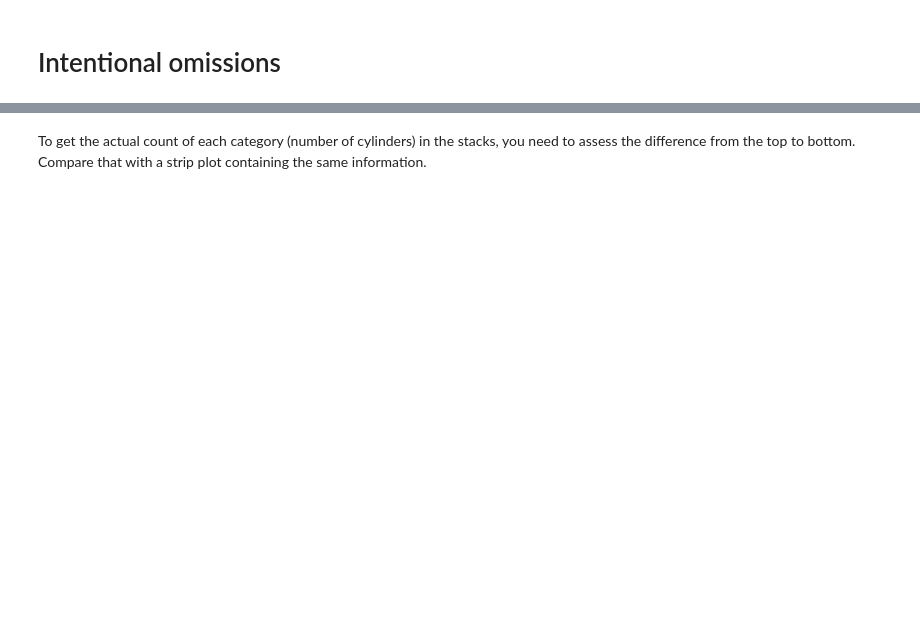
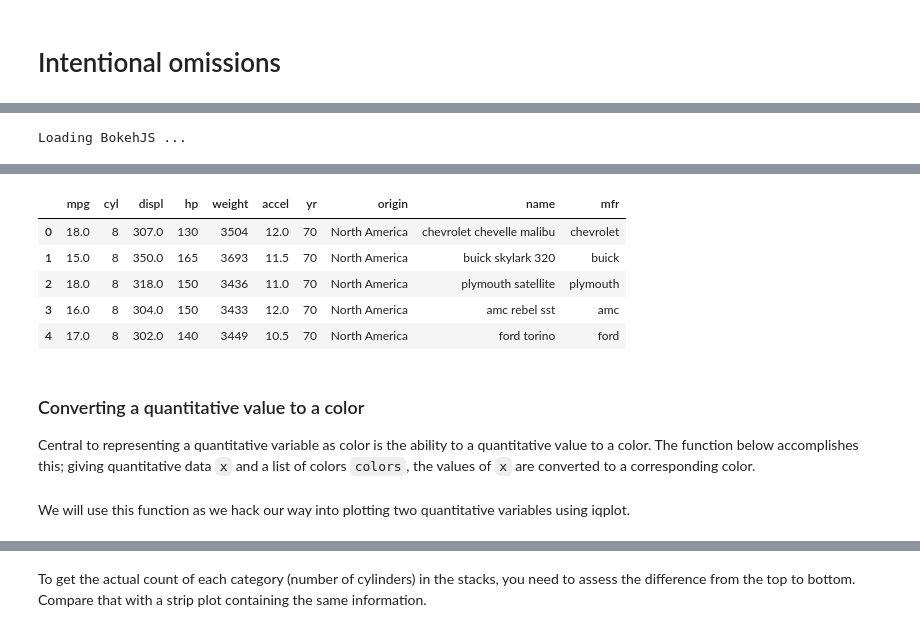
Before and after one commit to justinbois/iqplot, a Jupyter notebook: doc/user_guide/omissions.ipynb, the cells around one changed output, grey strips where cells are left out. Cells and saved outputs as stored; diff of their text form; code cells hidden in the pictures; blank space fills up the shorter version.

```diff
--- a/doc/user_guide/omissions.ipynb
+++ b/doc/user_guide/omissions.ipynb
@@ -4,0 +16,15 @@ IQplot is intentionally limited in scope. It is restricted to only data sets wit
+# %%
+import numpy as np
+import scipy.stats.kde
+
+import iqplot
+
+import bokeh.sampledata.autompg
+import bokeh.io
+
+bokeh.io.output_notebook()
+
+df = bokeh.sampledata.autompg.autompg_clean
+df.head()
+# %% [output]
+Loading BokehJS ...
@@ -4,0 +32,10 @@ IQplot is intentionally limited in scope. It is restricted to only data sets wit
+|  | mpg | cyl | displ | hp | weight | accel | yr | origin | name | mfr |
+| 0 | 18.0 | 8 | 307.0 | 130 | 3504 | 12.0 | 70 | North America | chevrolet chevelle malibu | chevrolet |
+| 1 | 15.0 | 8 | 350.0 | 165 | 3693 | 11.5 | 70 | North America | buick skylark 320 | buick |
+| 2 | 18.0 | 8 | 318.0 | 150 | 3436 | 11.0 | 70 | North America | plymouth satellite | plymouth |
+| 3 | 16.0 | 8 | 304.0 | 150 | 3433 | 12.0 | 70 | North America | amc rebel sst | amc |
+| 4 | 17.0 | 8 | 302.0 | 140 | 3449 | 10.5 | 70 | North America | ford torino | ford |
+# %% [markdown]
+### Converting a quantitative value to a color
+
+Central to representing a quantitative variable as color is the ability to a quantitative value to a color. The function below accomplishes this; giving quantitative data `x` and a list of colors `colors`, the values of `x` are converted to a corresponding color.
@@ -4,0 +127,2 @@ IQplot is intentionally limited in scope. It is restricted to only data sets wit
+# %% [markdown]
+We will use this function as we hack our way into plotting two quantitative variables using iqplot.
```
Also changed, not shown: parts of 26 cells of this notebook, 17 other files.
